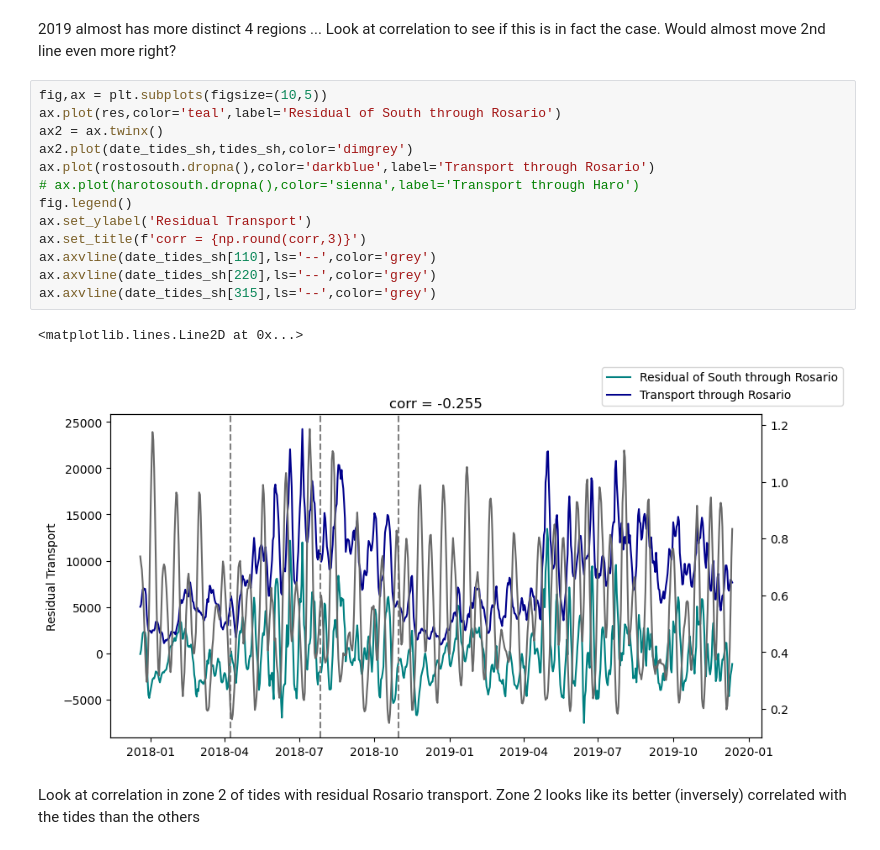
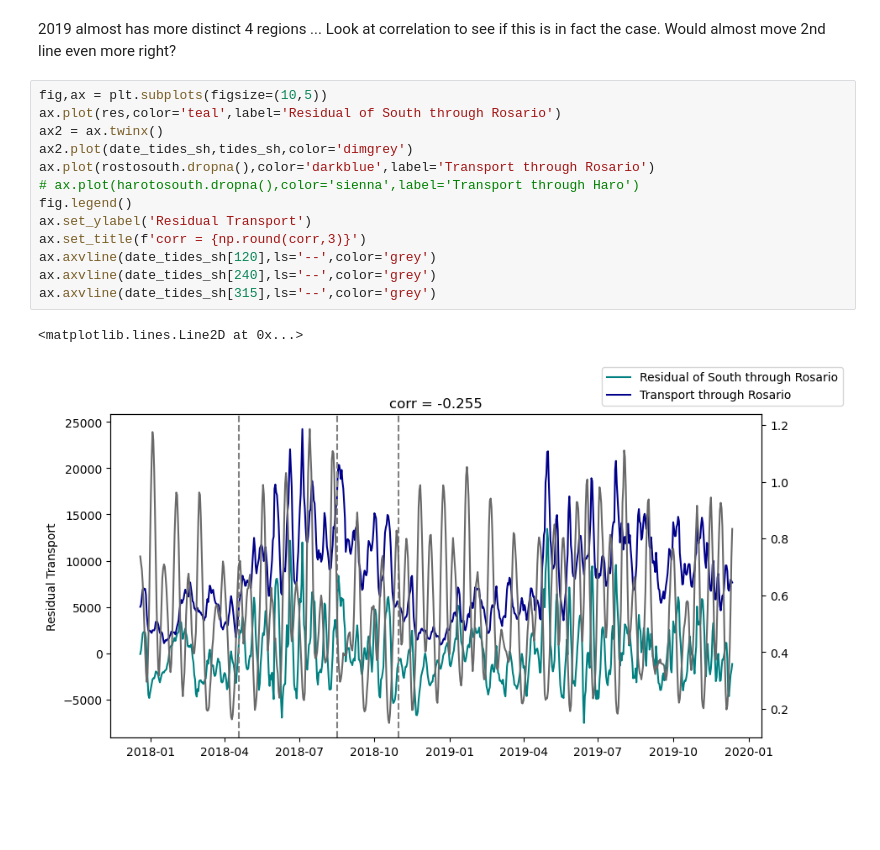
Before and after one commit to SalishSeaCast/analysis-camryn, a Jupyter notebook: Ariane/through_rosario.ipynb, the cells around one changed output. Cells and saved outputs as stored; diff of their text form; blank space fills up the shorter version.

```diff
--- a/Ariane/through_rosario.ipynb
+++ b/Ariane/through_rosario.ipynb
@@ -1286,18 +1286,16 @@ Plot is starting at 19dec because of shift, not 10dec
 # %%
 fig,ax = plt.subplots(figsize=(10,5))
 ax.plot(res,color='teal',label='Residual of South through Rosario')
 ax2 = ax.twinx()
 ax2.plot(date_tides_sh,tides_sh,color='dimgrey')
 ax.plot(rostosouth.dropna(),color='darkblue',label='Transport through Rosario')
 # ax.plot(harotosouth.dropna(),color='sienna',label='Transport through Haro')
 fig.legend()
 ax.set_ylabel('Residual Transport')
 ax.set_title(f'corr = {np.round(corr,3)}')
-ax.axvline(date_tides_sh[110],ls='--',color='grey')
-ax.axvline(date_tides_sh[220],ls='--',color='grey')
+ax.axvline(date_tides_sh[120],ls='--',color='grey')
+ax.axvline(date_tides_sh[240],ls='--',color='grey')
 ax.axvline(date_tides_sh[315],ls='--',color='grey')
 # %% [output]
 <matplotlib.lines.Line2D at 0x...>
-[figure, old version]
+[figure, new version]
-# %% [markdown]
-Look at correlation in zone 2 of tides with residual Rosario transport. Zone 2 looks like its better (inversely) correlated with the tides than the others
```
Also changed, not shown: parts of 29 cells of this notebook.
